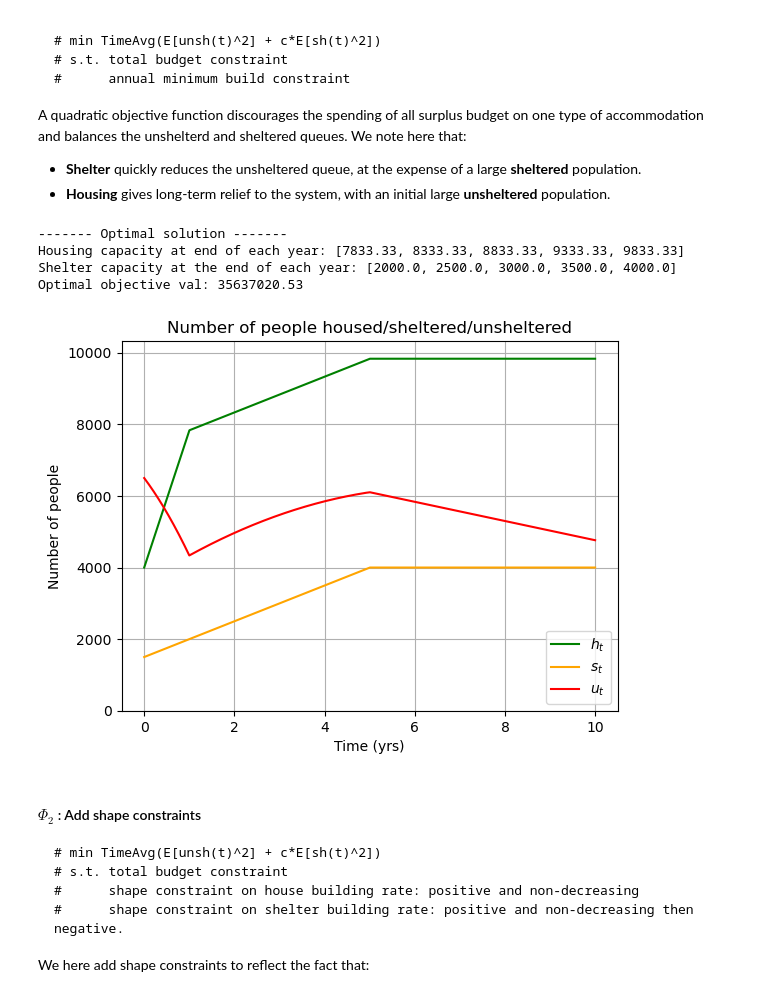
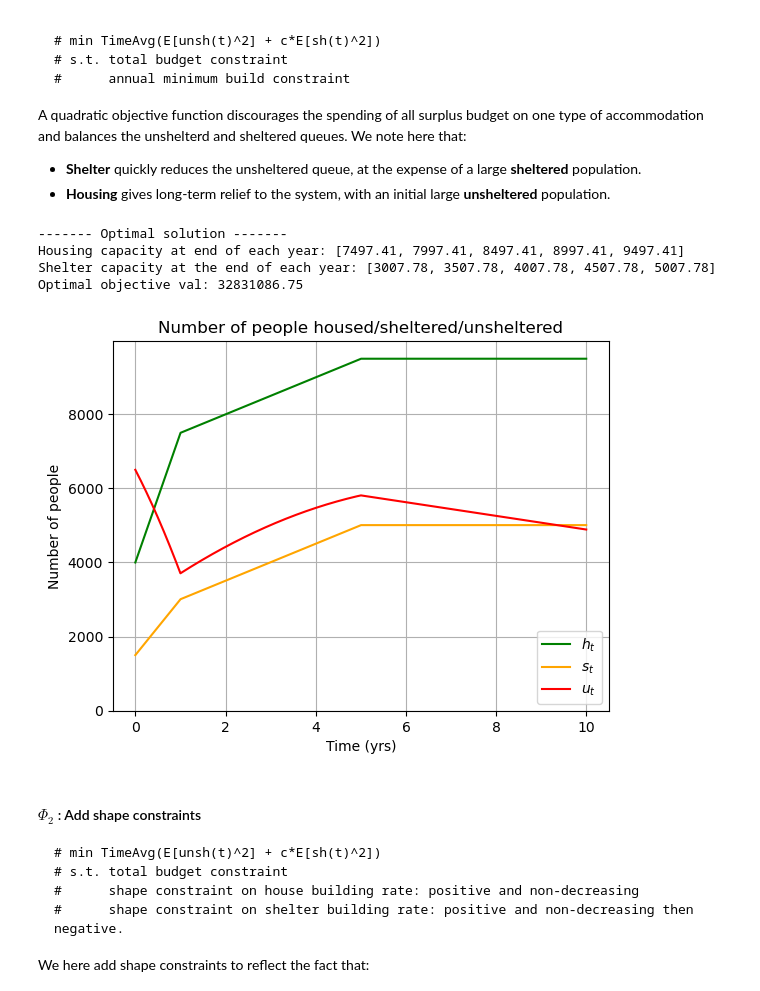
Before and after one commit to grahamburgess3/tvcp, a Jupyter notebook: NumericalResults.ipynb, the cells around one changed output. Saved outputs shown, nothing was run; the diff lists cells and outputs as text; code cells hidden in the pictures.

```diff
--- a/NumericalResults.ipynb
+++ b/NumericalResults.ipynb
@@ -84,14 +84,14 @@ A quadratic objective function discourages the spending of all surplus budget on
 * **Housing** gives long-term relief to the system, with an initial large **unsheltered** population.
 # %%
 # Set up problem and solve
-problem1 = do.Phi1(data, modeling_options, 'phi1', c=0.5)
+problem1 = do.Phi1(data, modeling_options, 'phi1', c=0.3)
 problem1.solve('ipopt')
 # %% [output]
 ------- Optimal solution -------
-Housing capacity at end of each year: [7833.33, 8333.33, 8833.33, 9333.33, 9833.33]
-Shelter capacity at the end of each year: [2000.0, 2500.0, 3000.0, 3500.0, 4000.0]
-Optimal objective val: 35637020.53
+Housing capacity at end of each year: [7497.41, 7997.41, 8497.41, 8997.41, 9497.41]
+Shelter capacity at the end of each year: [3007.78, 3507.78, 4007.78, 4507.78, 5007.78]
+Optimal objective val: 32831086.75
-[figure, old version]
+[figure, new version]
 # %% [markdown]
 ####  $\Phi_2$ : Add shape constraints
     # min TimeAvg(E[unsh(t)^2] + c*E[sh(t)^2])
```
Also changed, not shown: parts of 3 cells of this notebook.
